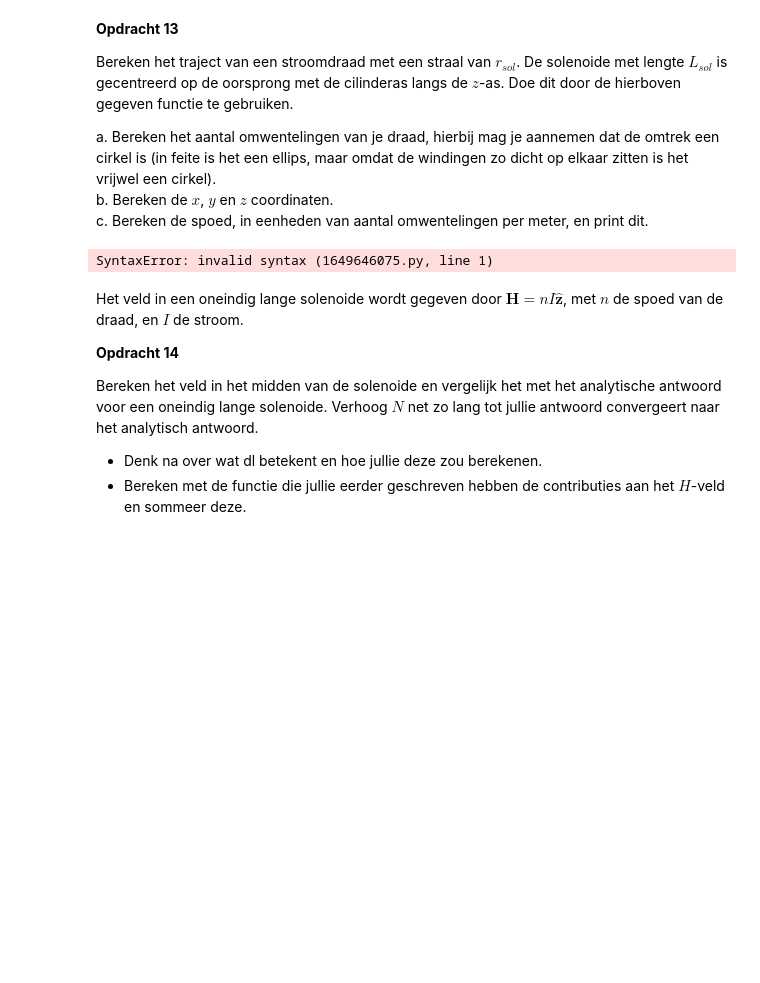
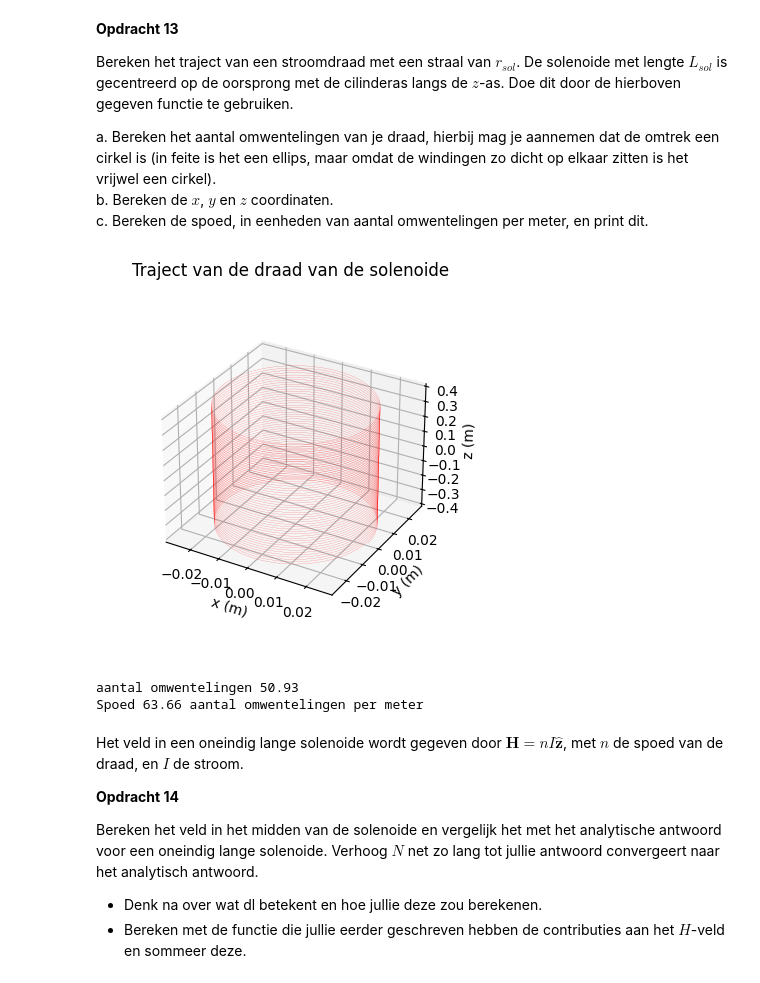
Before and after one commit to thaak123/THAAK-opdrachten-DEF-D, a Jupyter notebook: 2KrachtactuatorOpdracht/2KrachtactuatorOpdracht/KrachtactuatorOpdracht.ipynb, the cells around one changed output. Drawn from its saved outputs; the diff is of its cells as text; code cells hidden in the pictures; blank space fills up the shorter version.

```diff
--- a/2KrachtactuatorOpdracht/2KrachtactuatorOpdracht/KrachtactuatorOpdracht.ipynb
+++ b/2KrachtactuatorOpdracht/2KrachtactuatorOpdracht/KrachtactuatorOpdracht.ipynb
@@ -519,19 +519,32 @@ a. Bereken het aantal omwentelingen van je draad, hierbij mag je aannemen dat de
 b. Bereken de $x$, $y$ en $z$ coordinaten.\
 c. Bereken de spoed, in eenheden van aantal omwentelingen per meter, en print dit.
 # %%
-l_draad = # Lengte draad
-r_sol = # Straal solenoide
-L_sol = # Lengte solenoide
-N = # Aantal wikkeling
+l_draad = 8 # Lengte draad
+r_sol = 0.025 # Straal solenoide
+L_sol = 0.80 # Lengte solenoide
+aantal_omwentelingen = l_draad / (2 * np.pi * r_sol)
+N = int(aantal_omwentelingen) * 100 # Aantal wikkeling
+
+#berekenen x, y, z
+x, y, z = parametrisatie(N, r_sol, aantal_omwentelingen, L_sol)
 
 # Enkele plots
 ax=plt.figure().add_subplot(projection='3d')
 plt.title('Traject van de draad van de solenoide')
 plt.plot(x, y, z, '-r', linewidth=0.1)
 ax.set_box_aspect(aspect=None, zoom=0.8)
 ax.set_xlabel('x (m)'), ax.set_ylabel('y (m)'), ax.set_zlabel('z (m)')
+plt.show()
+
+spoed = aantal_omwentelingen / L_sol
+
+#printen van waardes
+print(f"aantal omwentelingen {round(aantal_omwentelingen,2)}")
+print(f"Spoed {round(spoed,2)} aantal omwentelingen per meter")
 # %% [output]
+[figure, added]
-SyntaxError: invalid syntax (1649646075.py, line 1)
+aantal omwentelingen 50.93
+Spoed 63.66 aantal omwentelingen per meter
 # %% [markdown]
 Het veld in een oneindig lange solenoide wordt gegeven door $\mathbf{H} = n I \hat{\mathbf{z}}$, met $n$ de spoed van de draad, en $I$ de stroom.
 
```
Also changed, not shown: parts of 2 cells of this notebook.
